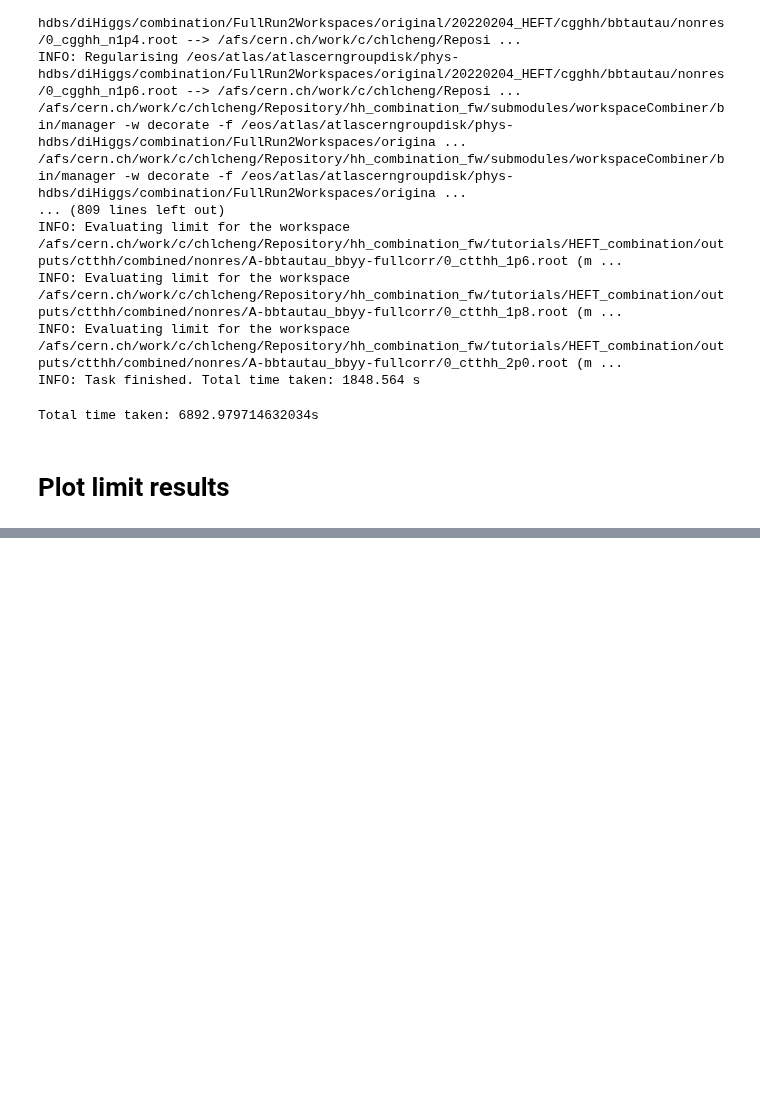
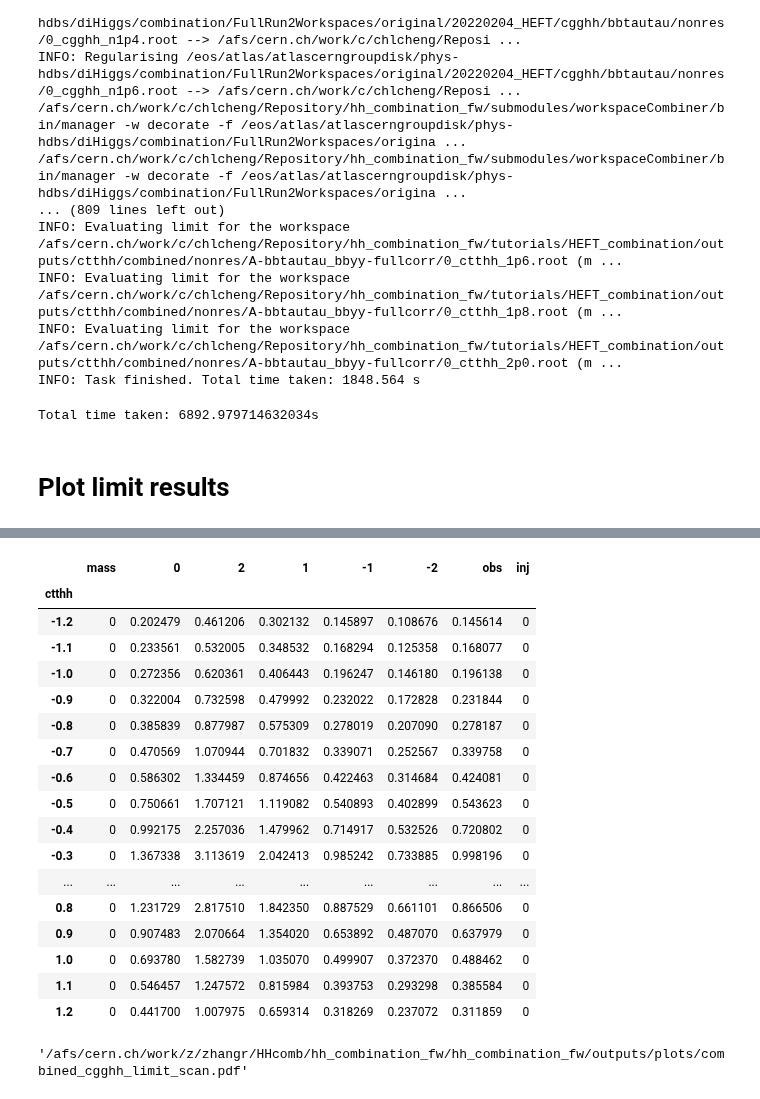
Before and after one commit to dyl64/hh_combination_fw, a Jupyter notebook: tutorials/HEFT_combination/T02-HEFT_cgghh_ctthh_scan.ipynb, the cells around one changed output, grey strips where cells are left out. Saved outputs shown, nothing was run; the diff lists cells and outputs as text; code cells hidden in the pictures; blank space fills up the shorter version.

```diff
--- a/tutorials/HEFT_combination/T02-HEFT_cgghh_ctthh_scan.ipynb
+++ b/tutorials/HEFT_combination/T02-HEFT_cgghh_ctthh_scan.ipynb
@@ -234,0 +242,25 @@ for parameter in limit_data:
+# %%
+limit_data['ctthh']['bbyy']
+# %% [output]
+|  | mass | 0 | 2 | 1 | -1 | -2 | obs | inj |
+| ctthh |  |  |  |  |  |  |  |  |
+| -1.2 | 0 | 0.202479 | 0.461206 | 0.302132 | 0.145897 | 0.108676 | 0.145614 | 0 |
+| -1.1 | 0 | 0.233561 | 0.532005 | 0.348532 | 0.168294 | 0.125358 | 0.168077 | 0 |
+| -1.0 | 0 | 0.272356 | 0.620361 | 0.406443 | 0.196247 | 0.146180 | 0.196138 | 0 |
+| -0.9 | 0 | 0.322004 | 0.732598 | 0.479992 | 0.232022 | 0.172828 | 0.231844 | 0 |
+| -0.8 | 0 | 0.385839 | 0.877987 | 0.575309 | 0.278019 | 0.207090 | 0.278187 | 0 |
+| -0.7 | 0 | 0.470569 | 1.070944 | 0.701832 | 0.339071 | 0.252567 | 0.339758 | 0 |
+| -0.6 | 0 | 0.586302 | 1.334459 | 0.874656 | 0.422463 | 0.314684 | 0.424081 | 0 |
+| -0.5 | 0 | 0.750661 | 1.707121 | 1.119082 | 0.540893 | 0.402899 | 0.543623 | 0 |
+| -0.4 | 0 | 0.992175 | 2.257036 | 1.479962 | 0.714917 | 0.532526 | 0.720802 | 0 |
+| -0.3 | 0 | 1.367338 | 3.113619 | 2.042413 | 0.985242 | 0.733885 | 0.998196 | 0 |
+| ... | ... | ... | ... | ... | ... | ... | ... | ... |
+| 0.8 | 0 | 1.231729 | 2.817510 | 1.842350 | 0.887529 | 0.661101 | 0.866506 | 0 |
+| 0.9 | 0 | 0.907483 | 2.070664 | 1.354020 | 0.653892 | 0.487070 | 0.637979 | 0 |
+| 1.0 | 0 | 0.693780 | 1.582739 | 1.035070 | 0.499907 | 0.372370 | 0.488462 | 0 |
+| 1.1 | 0 | 0.546457 | 1.247572 | 0.815984 | 0.393753 | 0.293298 | 0.385584 | 0 |
+| 1.2 | 0 | 0.441700 | 1.007975 | 0.659314 | 0.318269 | 0.237072 | 0.311859 | 0 |
+# %%
+save_path
+# %% [output]
+'/afs/cern.ch/work/z/zhangr/HHcomb/hh_combination_fw/hh_combination_fw/outputs/plots/combined_cgghh_limit_scan.pdf'
```
Also changed, not shown: parts of 5 cells of this notebook, 3 other files.
